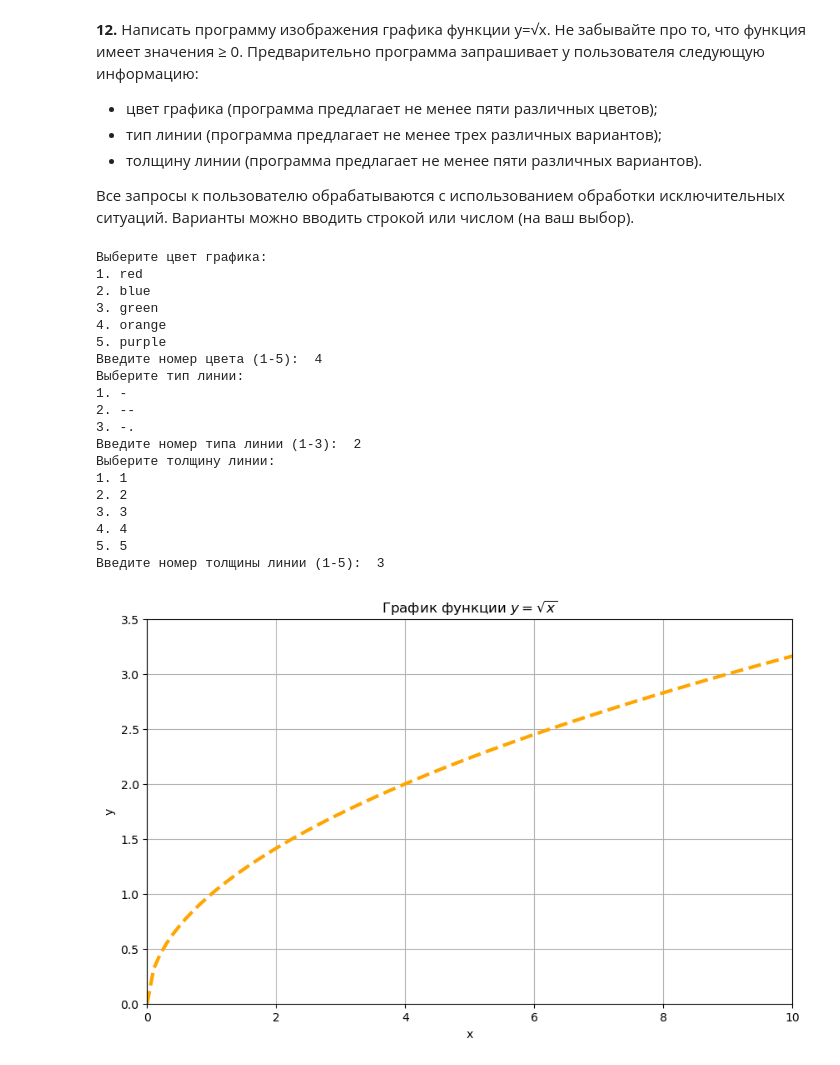
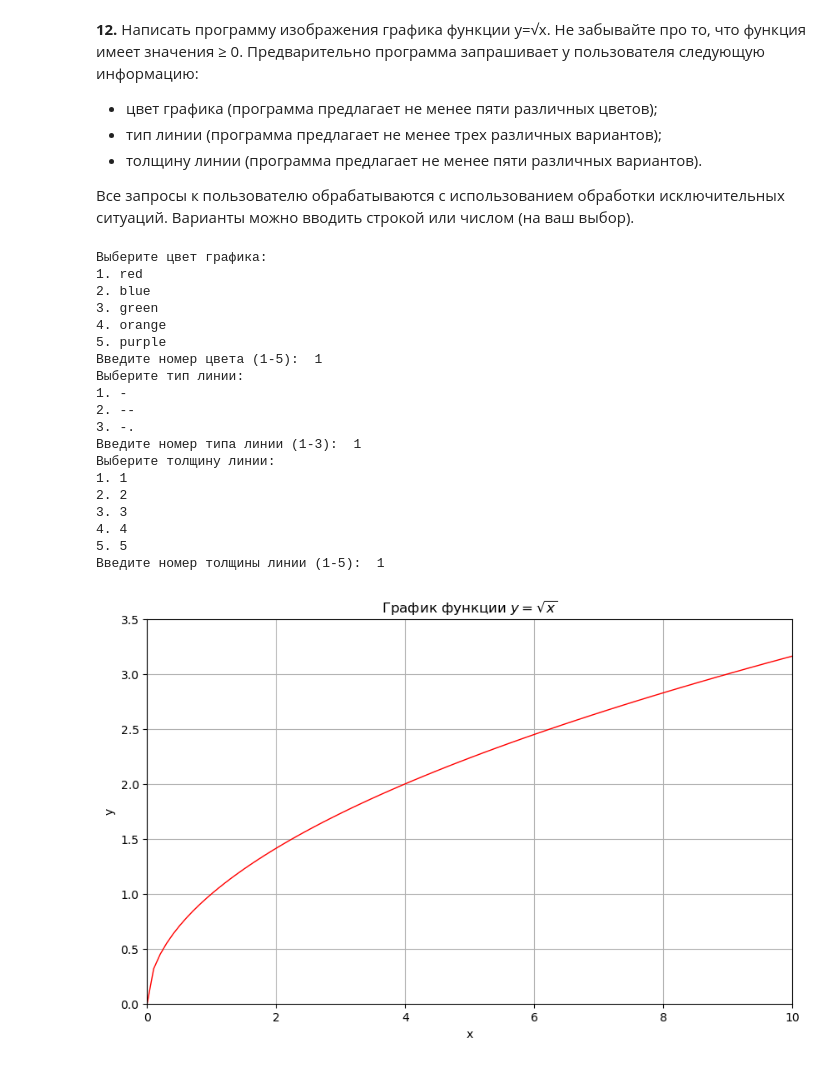
Before and after one commit to FessDemon/pim, a Jupyter notebook: python/Labs/Lab_Python_5_PMI_end.ipynb, the cells around one changed output. Cells and saved outputs as stored; diff of their text form; code cells hidden in the pictures.

```diff
--- a/python/Labs/Lab_Python_5_PMI_end.ipynb
+++ b/python/Labs/Lab_Python_5_PMI_end.ipynb
@@ -586,36 +586,35 @@ def plot_graph(color, line_style, line_width):
     plt.axvline(0, color="black", linewidth=0.5, ls="--")
 
     plt.show()
 
 
 def main():
     color = get_color()
     line_style = get_line_style()
     line_width = get_line_width()
 
     plot_graph(color, line_style, line_width)
 
 
-if __name__ == "__main__":
-    main()
+main()
 # %% [output]
 Выберите цвет графика:
 1. red
 2. blue
 3. green
 4. orange
 5. purple
-Введите номер цвета (1-5):  4
+Введите номер цвета (1-5):  1
 Выберите тип линии:
 1. -
 2. --
 3. -.
-Введите номер типа линии (1-3):  2
+Введите номер типа линии (1-3):  1
 Выберите толщину линии:
 1. 1
 2. 2
 3. 3
 4. 4
 5. 5
-Введите номер толщины линии (1-5):  3
+Введите номер толщины линии (1-5):  1
-[figure, old version]
+[figure, new version]
```
Also changed, not shown: 1 other file.
